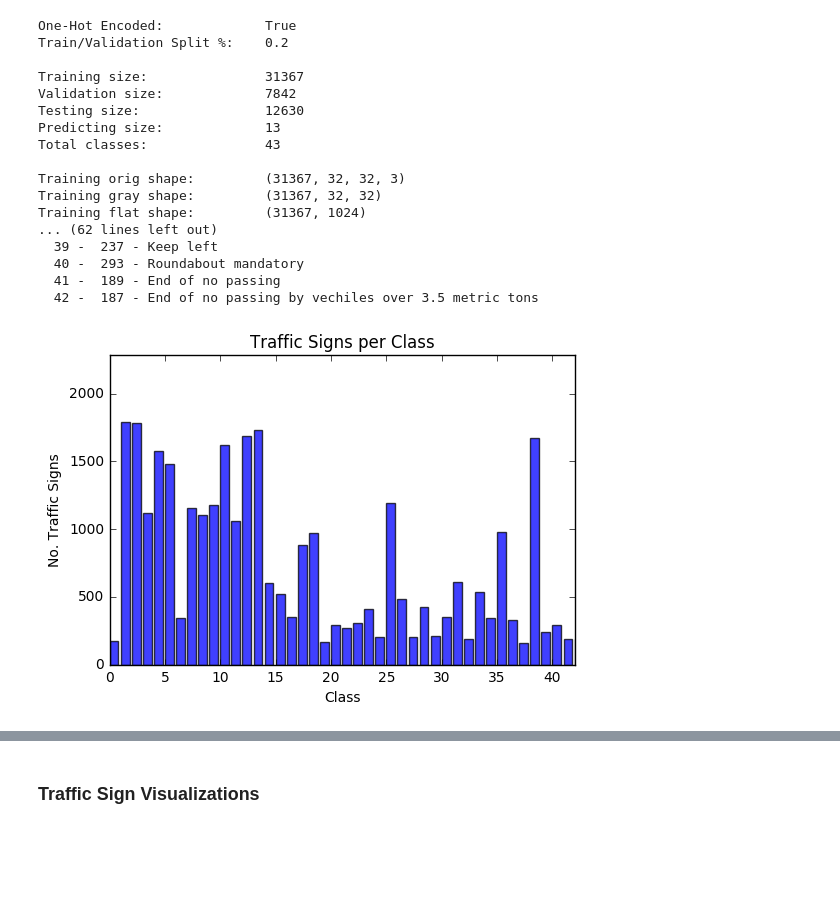
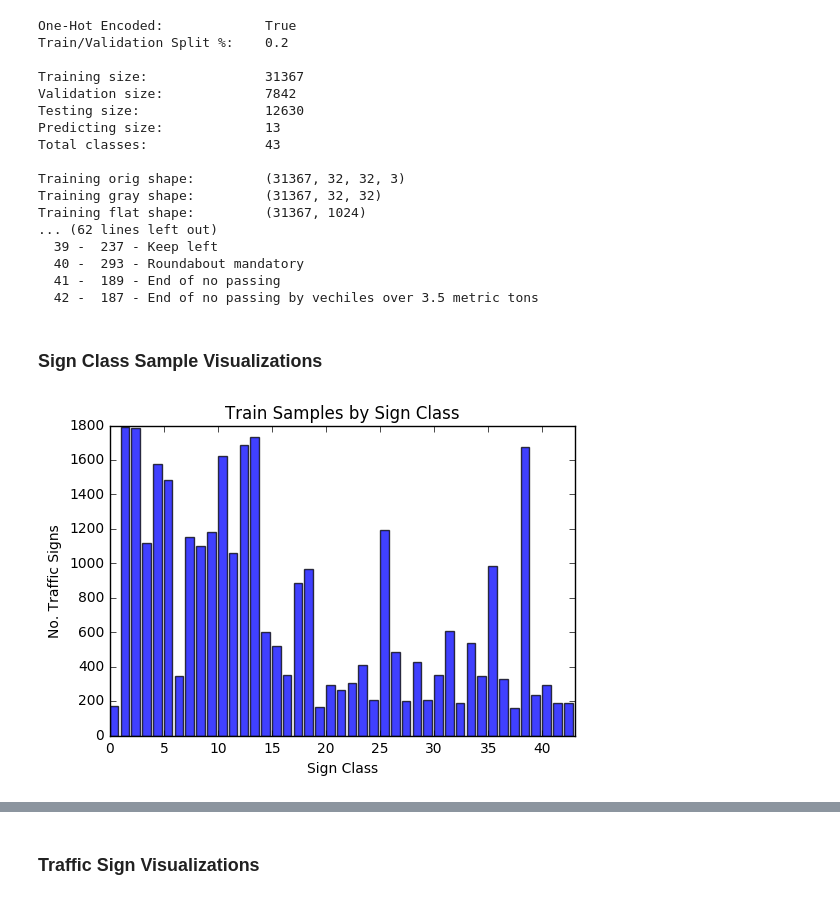
Before and after one commit to Olouge/traffic-sign-classification, a Jupyter notebook: single_layer_linear_neural_network.ipynb, the cells around one changed output, grey strips where cells are left out. Saved outputs shown, nothing was run; the diff lists cells and outputs as text; code cells hidden in the pictures; blank space fills up the shorter version.

Commit message:
now visualizing train, test, validate and predict samples at beginning.

```diff
--- a/single_layer_linear_neural_network.ipynb
+++ b/single_layer_linear_neural_network.ipynb
@@ -58,21 +58,24 @@ Training flat shape:         (31367, 1024)
   40 -  293 - Roundabout mandatory
   41 -  189 - End of no passing
   42 -  187 - End of no passing by vechiles over 3.5 metric tons
+# %% [markdown]
+### Sign Class Sample Visualizations
 # %%
-%matplotlib inline
-from pylab import *
+def plot_sample_class_distributions(samples, title):
+    label_count = collections.Counter(np.argmax(samples, axis=1))
 
-labels = list(data.class_counts.keys())
-counts = list(data.class_counts.values())
+    labels, values = zip(*label_count.items())
+    indexes = np.arange(len(labels))
 
-plt.bar(labels, counts, alpha=0.75)
+    plt.bar(indexes, values, alpha=0.75)
+    plt.axis([0, 43, 0, np.max(values)+10])
 
-plt.axis([np.min(labels), np.max(labels), 0, np.max(counts)+500])
+    plt.xlabel('Sign Class')
+    plt.ylabel('No. Traffic Signs')
+    plt.title(title)
 
-plt.xlabel('Class')
-plt.ylabel('No. Traffic Signs')
-plt.title('Traffic Signs per Class')
-
-plt.show()
+    plt.show()
-# %% [output]
-[figure, removed]
+# %%
+plot_sample_class_distributions(samples=data.train_labels, title='Train Samples by Sign Class')
+# %% [output]
+[figure, added]
```
Also changed, not shown: parts of 12 cells of this notebook.
